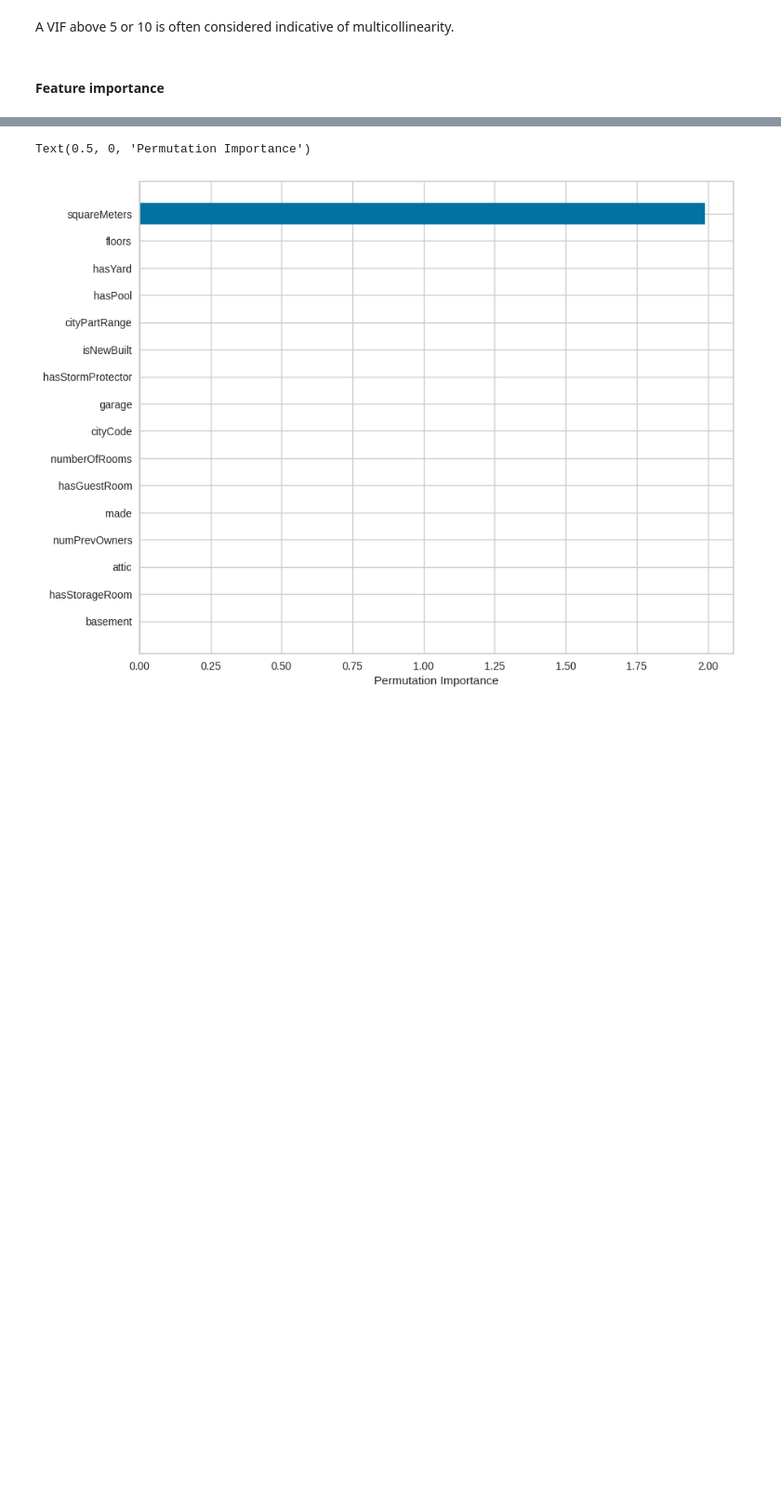
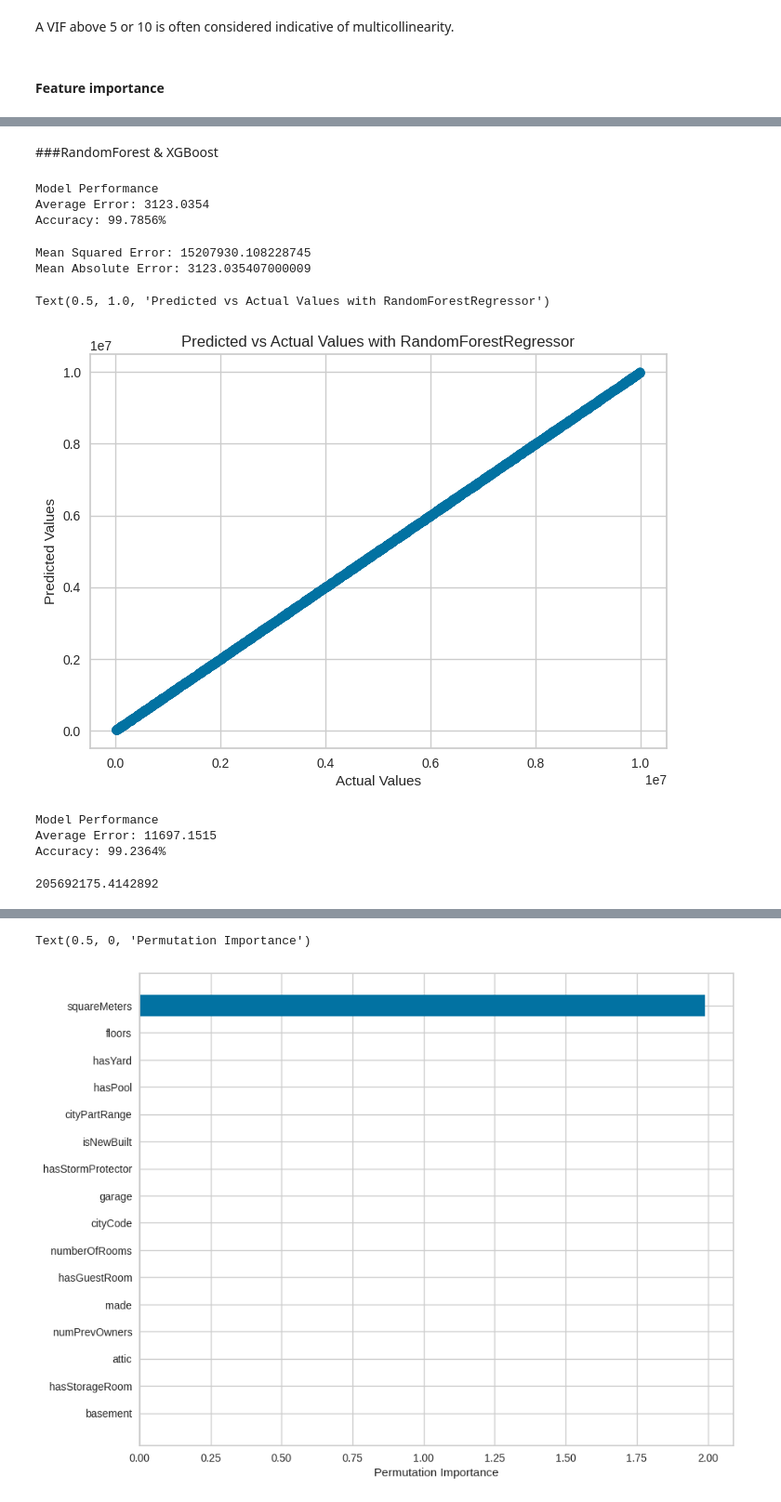
Before and after one commit to arshiataheri/IRIS-Paris-Geographical-Data-ML, a Jupyter notebook: IRIS_Paris_Geographical_Data_ML.ipynb, the cells around one changed output, grey strips where cells are left out. Shown at 93% size. Cells and saved outputs as stored; diff of their text form; code cells hidden in the pictures; blank space fills up the shorter version.

```diff
--- a/IRIS_Paris_Geographical_Data_ML.ipynb
+++ b/IRIS_Paris_Geographical_Data_ML.ipynb
@@ -1497,0 +1793,2 @@ A VIF above 5 or 10 is often considered indicative of multicollinearity.
+# %% [markdown]
+###RandomForest & XGBoost
@@ -1497,0 +1808,24 @@ A VIF above 5 or 10 is often considered indicative of multicollinearity.
+# %%
+rg = RandomForestRegressor()
+rg.fit(X_train,y_train)
+accuracy = Evaluation(rg, X_test, y_test)
+# %% [output]
+Model Performance
+Average Error: 3123.0354
+Accuracy: 99.7856%
+# %%
+mse = mean_squared_error(y_test, y_pred)
+print(f"Mean Squared Error: {mse}")
+mae = mean_absolute_error(y_test, y_pred)
+print(f"Mean Absolute Error: {mae}")
+# %% [output]
+Mean Squared Error: 15207930.108228745
+Mean Absolute Error: 3123.035407000009
+# %%
+plt.scatter(y_test, y_pred)
+plt.xlabel('Actual Values')
+plt.ylabel('Predicted Values')
+plt.title('Predicted vs Actual Values with RandomForestRegressor')
+# %% [output]
+Text(0.5, 1.0, 'Predicted vs Actual Values with RandomForestRegressor')
+[figure, added]
@@ -1497,0 +1836,7 @@ A VIF above 5 or 10 is often considered indicative of multicollinearity.
+# %%
+xgb_model.fit(X_train, y_train)
+accuracy = Evaluation(xgb_model, X_test, y_test)
+# %% [output]
+Model Performance
+Average Error: 11697.1515
+Accuracy: 99.2364%
@@ -1497,0 +1845,5 @@ A VIF above 5 or 10 is often considered indicative of multicollinearity.
+# %%
+mse_xgb = mean_squared_error(pred, y_test)
+mse_xgb
+# %% [output]
+205692175.4142892
```
Also changed, not shown: parts of 26 cells of this notebook.
